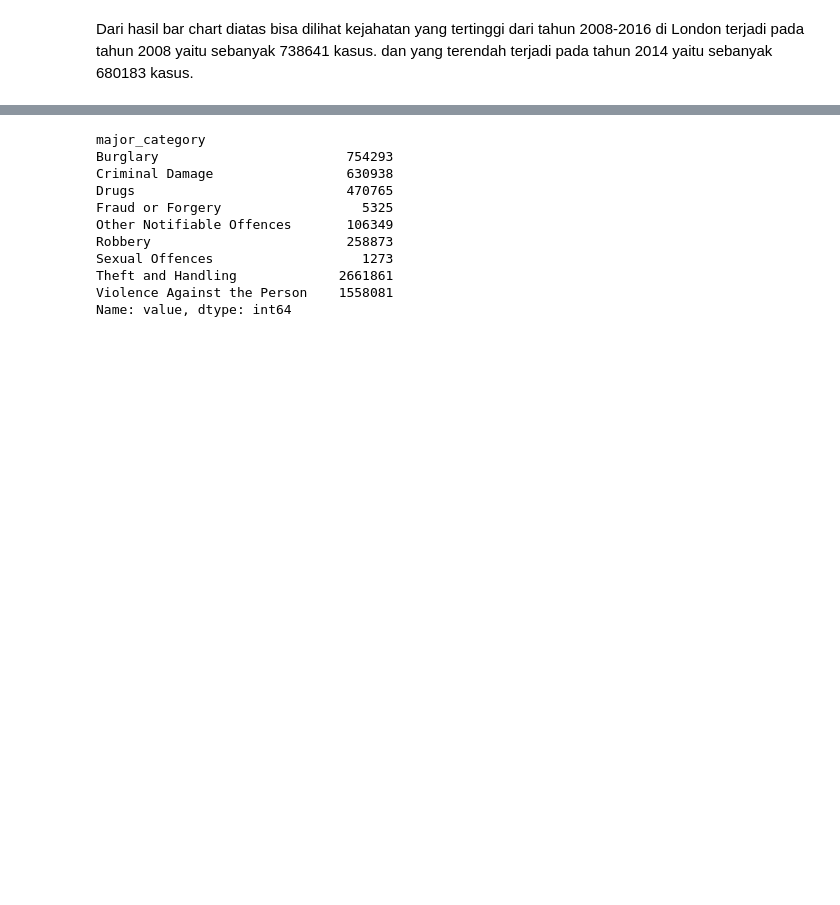
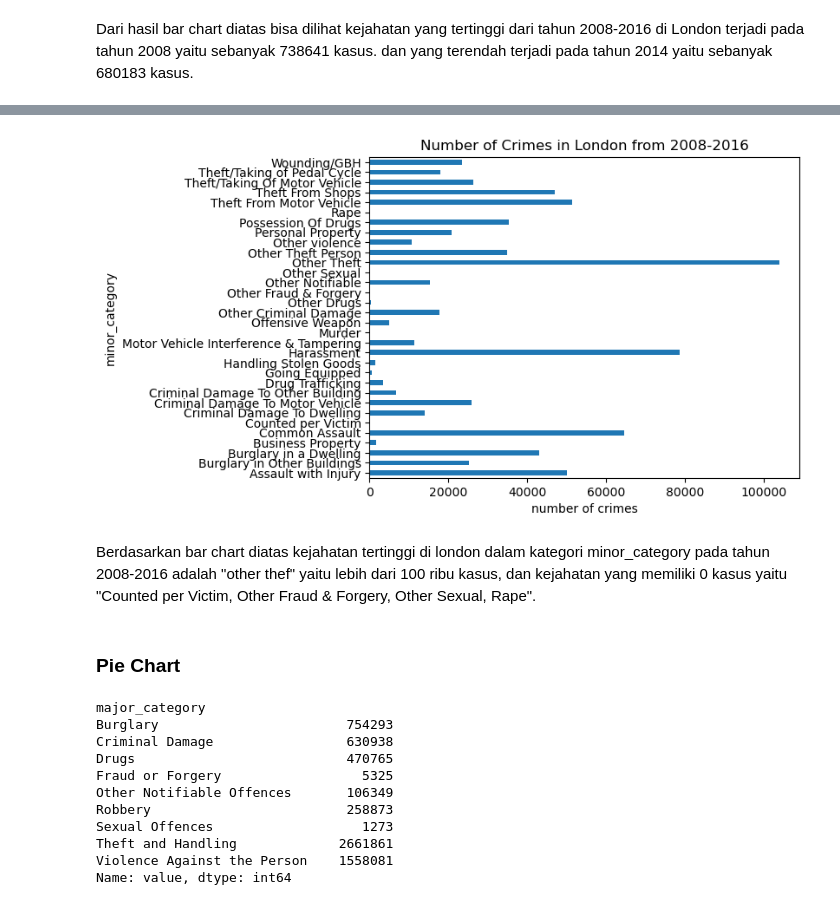
Before and after one commit to zulkarnain15/PTYN-KS-003, a Jupyter notebook: assigment_1/PYTN_Assgn_1_3_Zulkarnain.ipynb, the cells around one changed output, grey strips where cells are left out. Cells and saved outputs as stored; diff of their text form; code cells hidden in the pictures; blank space fills up the shorter version.

```diff
--- a/assigment_1/PYTN_Assgn_1_3_Zulkarnain.ipynb
+++ b/assigment_1/PYTN_Assgn_1_3_Zulkarnain.ipynb
@@ -75,3 +90,10 @@ plt.show()
 [figure]
 # %% [markdown]
 Dari hasil bar chart diatas bisa dilihat kejahatan yang tertinggi dari tahun 2008-2016 di London terjadi pada tahun 2008 yaitu sebanyak 738641 kasus. dan yang terendah terjadi pada tahun 2014 yaitu sebanyak 680183 kasus.
+# %%
+
+crime_borough = df_london_crime.groupby(['minor_category', 'year'])['value'].sum()
+crime_borough = crime_borough.reset_index('year')
+crime_borough = crime_borough.loc[crime_borough['year'] == 2016]
+crime_borough = crime_borough['value']
+crime_borough
@@ -78 +118,12 @@ Dari hasil bar chart diatas bisa dilihat kejahatan yang tertinggi dari tahun 200
+# %%
+crime_borough.plot(kind='barh')
+plt.title('Number of Crimes in London from 2008-2016')
+plt.xlabel('number of crimes')
+plt.show()
+# %% [output]
+[figure, added]
+# %% [markdown]
+Berdasarkan bar chart diatas kejahatan tertinggi di london dalam kategori minor_category pada tahun 2008-2016 adalah "other thef" yaitu lebih dari 100 ribu kasus, dan kejahatan yang memiliki 0 kasus yaitu "Counted per Victim, Other Fraud & Forgery, Other Sexual, Rape".
+# %% [markdown]
+### Pie Chart
 # %%
```
Also changed, not shown: parts of 25 cells of this notebook.
